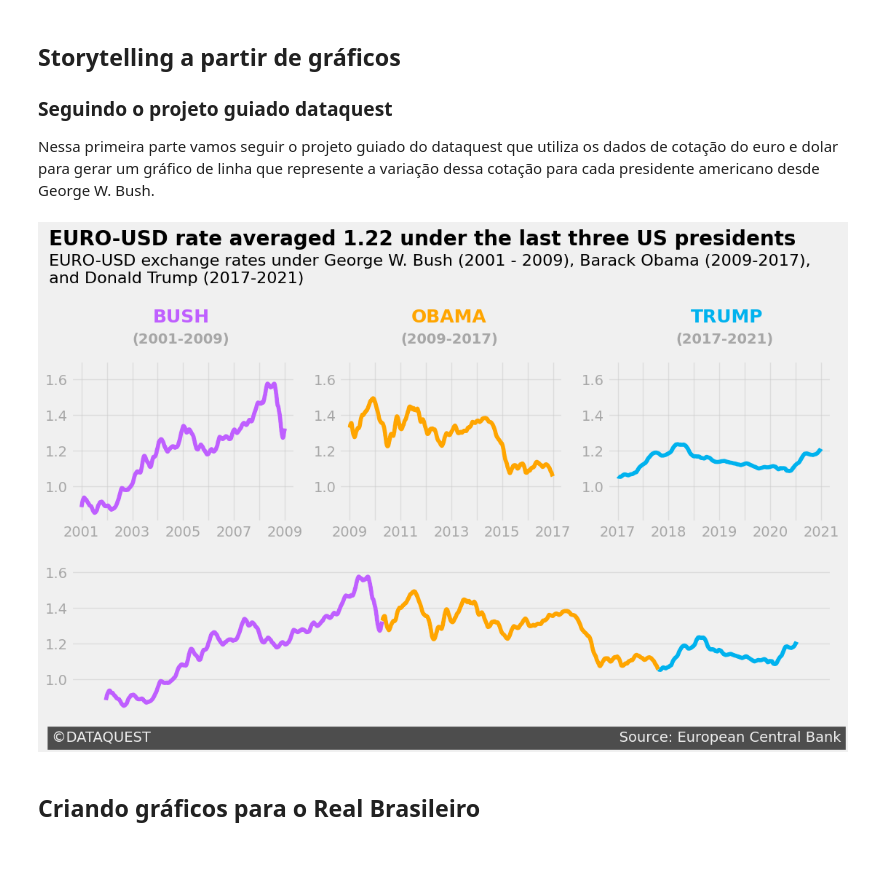
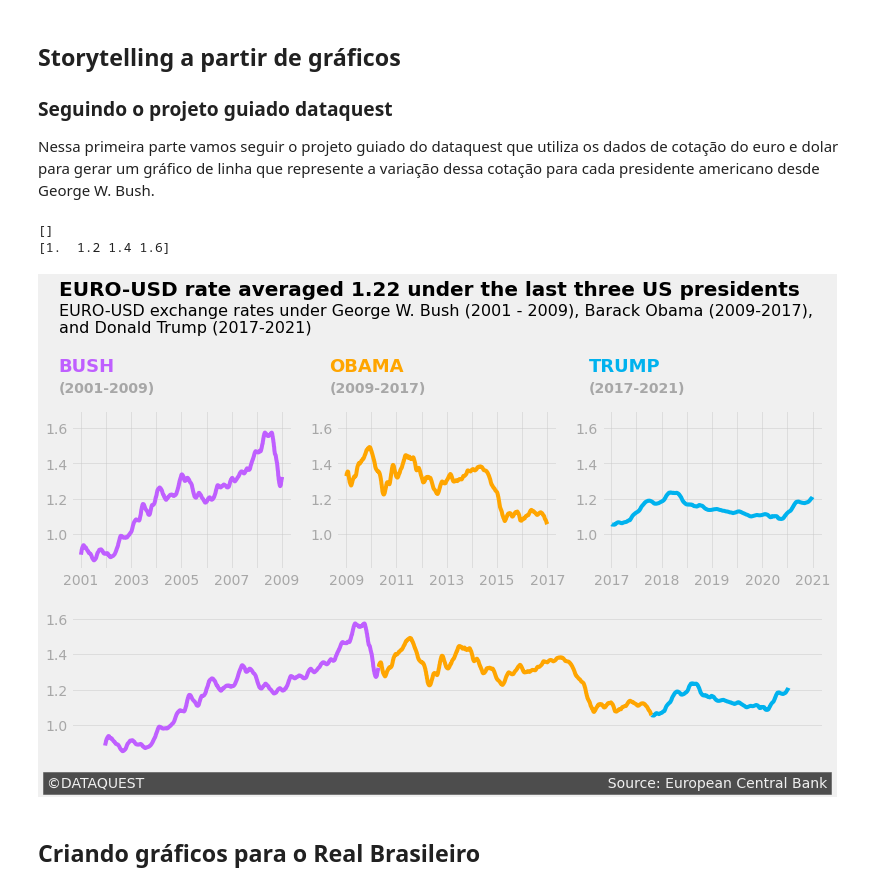
Before and after one commit to lpdcalves/dataquest-storytelling-exchangerates, a Jupyter notebook: cotacao-euro-dolar.ipynb, the cells around one changed output. Cells and saved outputs as stored; diff of their text form; code cells hidden in the pictures; blank space fills up the shorter version.

```diff
--- a/cotacao-euro-dolar.ipynb
+++ b/cotacao-euro-dolar.ipynb
@@ -201,18 +201,21 @@ style.use('fivethirtyeight')
 
 ### Adding the subplots
 plt.figure(figsize=(12, 6))
-ax1 = plt.subplot(2,3,1)
-ax2 = plt.subplot(2,3,2)
-ax3 = plt.subplot(2,3,3)
-ax4 = plt.subplot(2,1,2)
+ax1 = plt.subplot2grid((2,3), (0,0))
+ax2 = plt.subplot2grid((2,3), (0,1))
+ax3 = plt.subplot2grid((2,3), (0,2))
+ax4 = plt.subplot2grid((2,3), (1,0), colspan = 3)
+# ax1 = plt.subplot(2,3,1)
+# ax2 = plt.subplot(2,3,2)
+# ax3 = plt.subplot(2,3,3)
+# ax4 = plt.subplot(2,1,2)
 axes = [ax1, ax2, ax3, ax4]
 
 ### Changes to all the subplots
 for ax in axes:
     ax.set_ylim(0.8, 1.7)
     ax.set_yticks([1.0, 1.2, 1.4, 1.6])
-    ax.set_yticklabels(['1.0', '1.2','1.4', '1.6'],
-                   alpha=0.3)
+    ax.set_yticklabels(['1.0', '1.2','1.4', '1.6'], alpha=0.3)
     ax.grid(alpha=0.5)
 
 
@@ -222,10 +225,8 @@ ax1.plot(bush['Time'], bush['rolling_mean'],
 ax1.set_xticklabels(['', '2001', '', '2003', '', '2005', '',
                      '2007', '', '2009'],
                    alpha=0.3)
-ax1.text(731516.0, 1.92, 'BUSH', fontsize=18, weight='bold',
-        color='#BF5FFF')
-ax1.text(731216.0, 1.8, '(2001-2009)', weight='bold',
-        alpha=0.3)
+ax1.text(11000, 1.92, 'BUSH', fontsize=18, weight='bold',color='#BF5FFF')
+ax1.text(11000, 1.8, '(2001-2009)', weight='bold', alpha=0.3)
 
 
 ### Ax2: Obama
@@ -234,48 +235,53 @@ ax2.plot(obama['Time'], obama['rolling_mean'],
 ax2.set_xticklabels(['', '2009', '', '2011', '', '2013', '',
                      '2015', '', '2017'],
                    alpha=0.3)
-ax2.text(734288.0, 1.92, 'OBAMA', fontsize=18, weight='bold',
+ax2.text(14000, 1.92, 'OBAMA', fontsize=18, weight='bold',
         color='#ffa500')
-ax2.text(734138.0, 1.8, '(2009-2017)', weight='bold',
+ax2.text(14000, 1.8, '(2009-2017)', weight='bold',
          alpha=0.3)
 
 
 ### Ax3: Trump
 ax3.plot(trump['Time'], trump['rolling_mean'],
         color='#00B2EE')
 ax3.set_xticklabels(['2017', '', '2018', '', '2019', '',
                      '2020', '', '2021'],
                    alpha=0.3)
-ax3.text(736855.0, 1.92, 'TRUMP', fontsize=18, weight='bold',
+ax3.text(17000, 1.92, 'TRUMP', fontsize=18, weight='bold',
         color='#00B2EE')
-ax3.text(736745.0, 1.8, '(2017-2021)', weight='bold',
+ax3.text(17000, 1.8, '(2017-2021)', weight='bold',
          alpha=0.3)
 
 ### Ax4: Bush-Obama-Trump
 ax4.plot(bush['Time'], bush['rolling_mean'],
         color='#BF5FFF')
 ax4.plot(obama['Time'], obama['rolling_mean'],
         color='#ffa500')
 ax4.plot(trump['Time'], trump['rolling_mean'],
         color='#00B2EE')
 ax4.grid(alpha=0.5)
 ax4.set_xticks([])
 
 ### Adding a title and a subtitle
-ax1.text(730016.0, 2.35, 'EURO-USD rate averaged 1.22 under the last three US presidents',
+ax1.text(11000, 2.35, 'EURO-USD rate averaged 1.22 under the last three US presidents',
          fontsize=20, weight='bold')
-ax1.text(730016.0, 2.14, '''EURO-USD exchange rates under George W. Bush (2001 - 2009), Barack Obama (2009-2017),
+ax1.text(11000, 2.14, '''EURO-USD exchange rates under George W. Bush (2001 - 2009), Barack Obama (2009-2017),
 and Donald Trump (2017-2021)''',
         fontsize=16)
 
 ### Adding a signature
-ax4.text(729916.0, 0.65, '©DATAQUEST' + ' '*103 + 'Source: European Central Bank',
+ax4.text(10700, 0.65, '©DATAQUEST' + ' '*103 + 'Source: European Central Bank',
         color = '#f0f0f0', backgroundcolor = '#4d4d4d',
         size=14)
 
+print(ax4.get_xticks())
+print(ax4.get_yticks())
+
 plt.show()
 # %% [output]
+[]
+[1.  1.2 1.4 1.6]
-[figure, old version]
+[figure, new version]
 # %% [markdown]
 ## Criando gráficos para o Real Brasileiro
 # %% [markdown]
```
Also changed, not shown: parts of 14 cells of this notebook.
